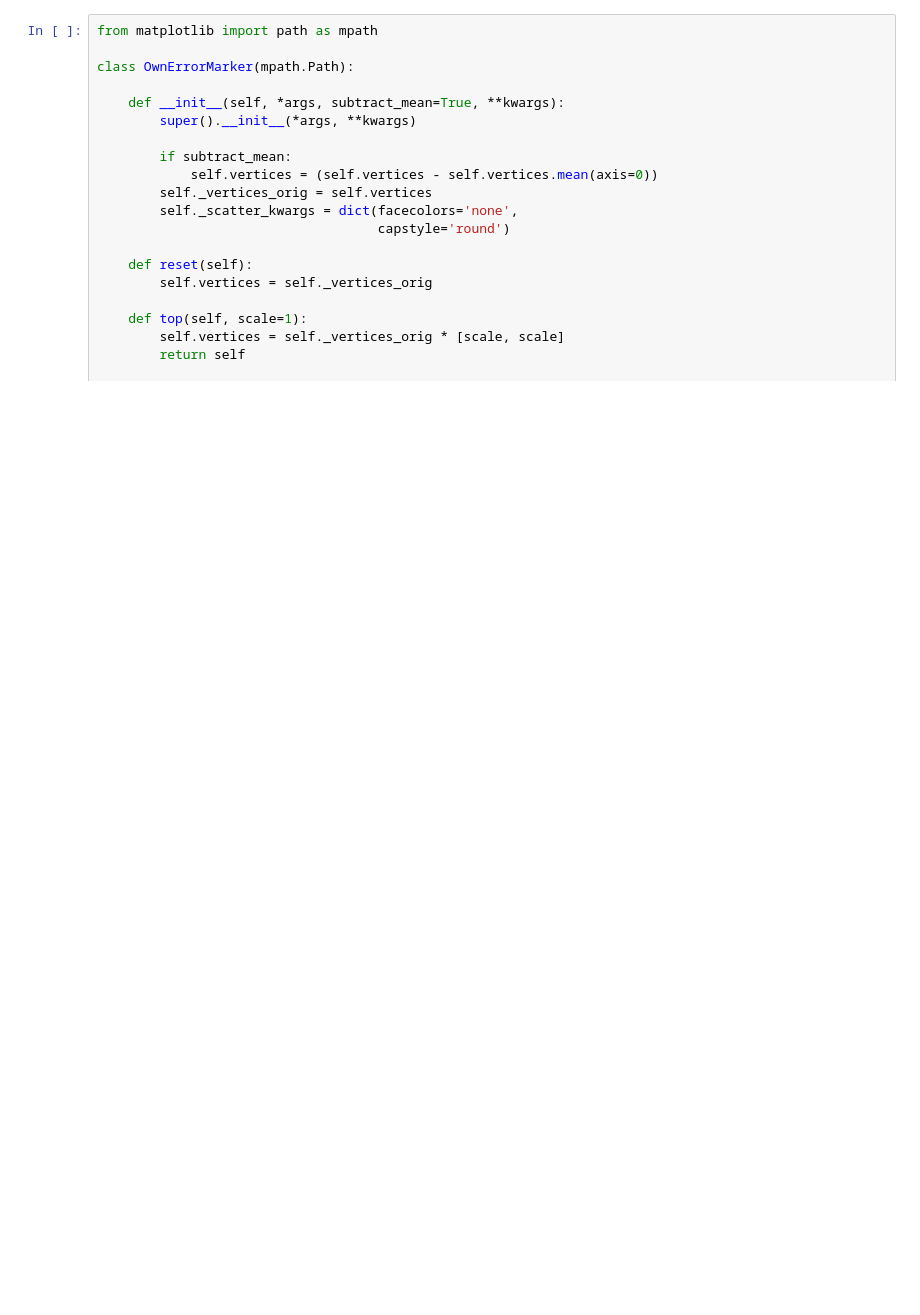
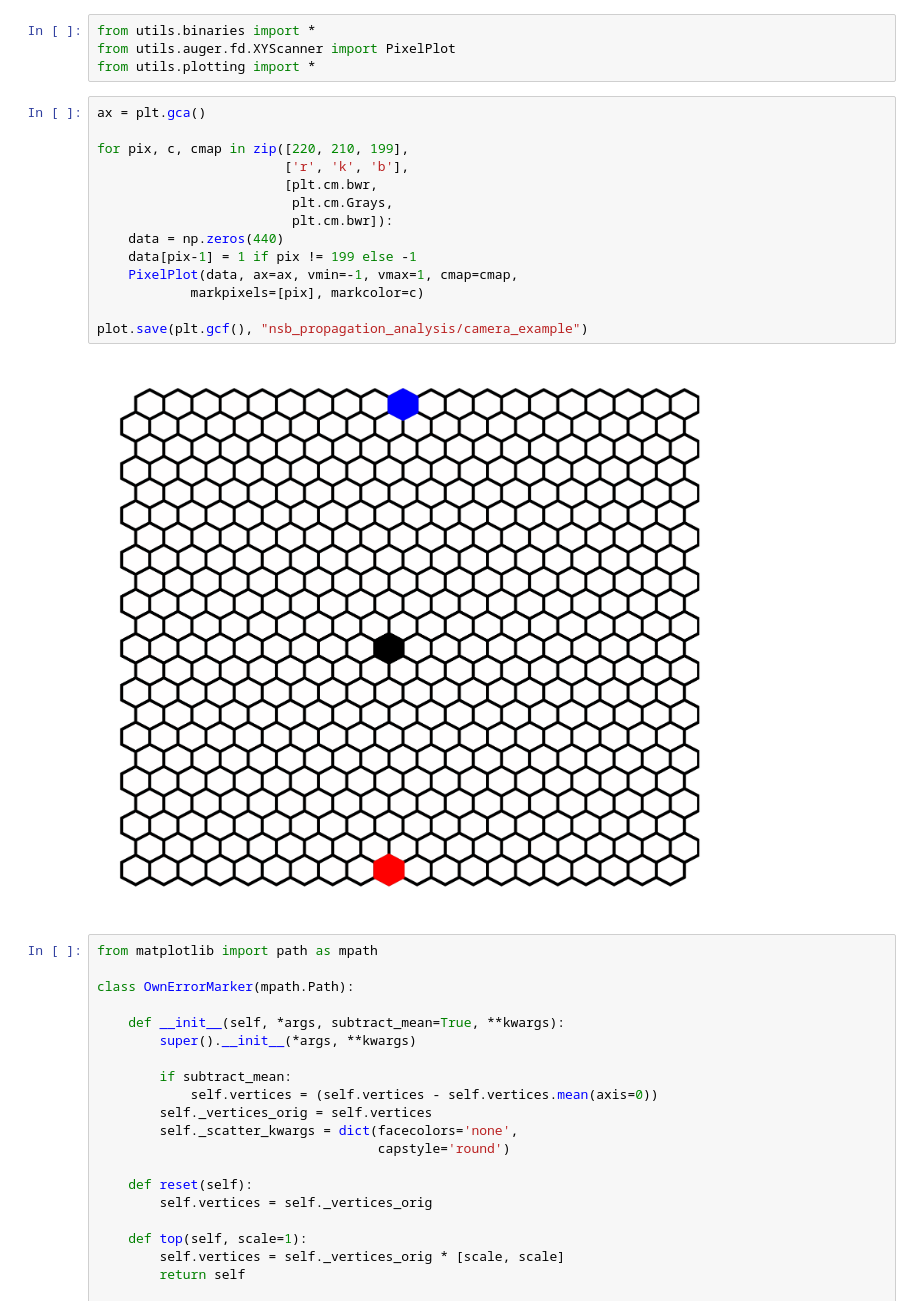
Before and after one commit to Quizznor/thesis-binaries, a Jupyter notebook: test_utils.ipynb, the cells around one changed output. Saved outputs shown, nothing was run; the diff lists cells and outputs as text; blank space fills up the shorter version.

```diff
--- a/test_utils.ipynb
+++ b/test_utils.ipynb
@@ -1,3 +1,23 @@
+# %%
+from utils.binaries import *
+from utils.auger.fd.XYScanner import PixelPlot
+from utils.plotting import *
+# %%
+ax = plt.gca()
+
+for pix, c, cmap in zip([220, 210, 199],
+                        ['r', 'k', 'b'],
+                        [plt.cm.bwr,
+                         plt.cm.Grays,
+                         plt.cm.bwr]):
+    data = np.zeros(440)
+    data[pix-1] = 1 if pix != 199 else -1
+    PixelPlot(data, ax=ax, vmin=-1, vmax=1, cmap=cmap,
+            markpixels=[pix], markcolor=c)
+
+plot.save(plt.gcf(), "nsb_propagation_analysis/camera_example")
+# %% [output]
+[figure, added]
 # %%
 from matplotlib import path as mpath
 
```
Also changed, not shown: parts of 25 cells of this notebook, 6 other files.
